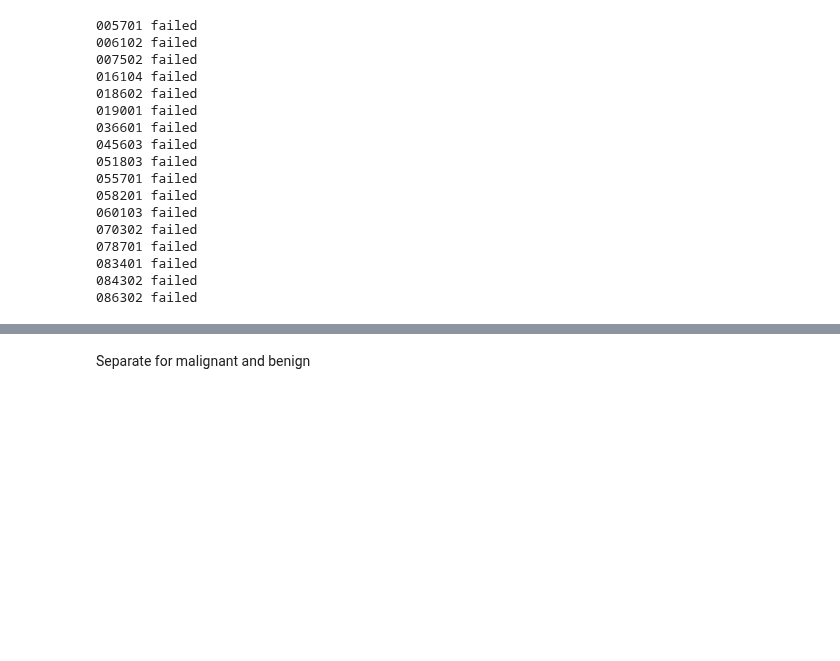
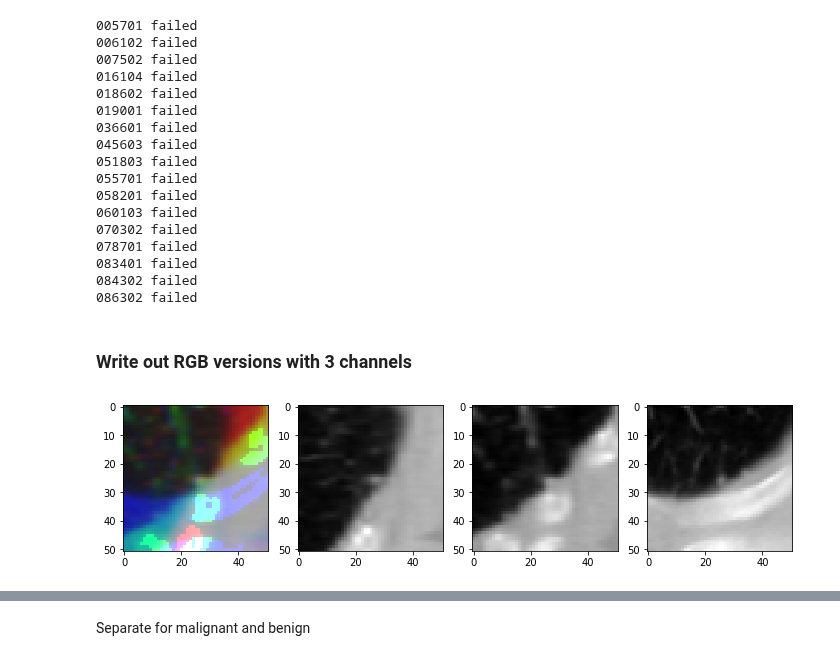
Before and after one commit to vanAmsterdam/lidc-binary-classification, a Jupyter notebook: lidc-preprocessing.ipynb, the cells around one changed output, grey strips where cells are left out. Saved outputs shown, nothing was run; the diff lists cells and outputs as text; code cells hidden in the pictures; blank space fills up the shorter version.

```diff
--- a/lidc-preprocessing.ipynb
+++ b/lidc-preprocessing.ipynb
@@ -380,3 +392,40 @@ for i, nod_id in enumerate(nodule_idx):
 083401 failed
 084302 failed
 086302 failed
+# %% [markdown]
+### Write out RGB versions with 3 channels
+# %%
+nod0.shape
+
+def three_slice_rgb(x):
+    '''
+    Take 3 orthogonal slices from a cube and merge in single RGB image
+    '''
+
+    dim = x.shape
+    assert (np.unique(dim)).shape == (1,)
+    dim = dim[0]
+
+    rgb = np.zeros((dim, dim, 3))
+
+    rgb[:, :, 0] = x[np.int(dim / 2),:,:]
+    rgb[:, :, 1] = x[:,np.int(dim / 2),:]
+    rgb[:, :, 2] = x[:,:,np.int(dim / 2)]
+
+
+    return rgb
+
+def three_channel_plot(img, figsize=(12,6), titles=None):
+    '''
+    Take an RGB version of 3 orthogonal planes, and plot in 4 panels
+    '''
+    fig, axes = plt.subplots(1, 4, figsize = figsize)
+
+    axes[0].imshow(normalize(img))
+    axes[1].imshow(img[:, :, 0], cmap = "gray")
+    axes[2].imshow(img[:, :, 1], cmap = "gray")
+    axes[3].imshow(img[:, :, 2], cmap = "gray")
+
+three_channel_plot(three_slice_rgb((nod0)))
+# %% [output]
+[figure, added]
```
Also changed, not shown: parts of 4 cells of this notebook, 2 other files.
